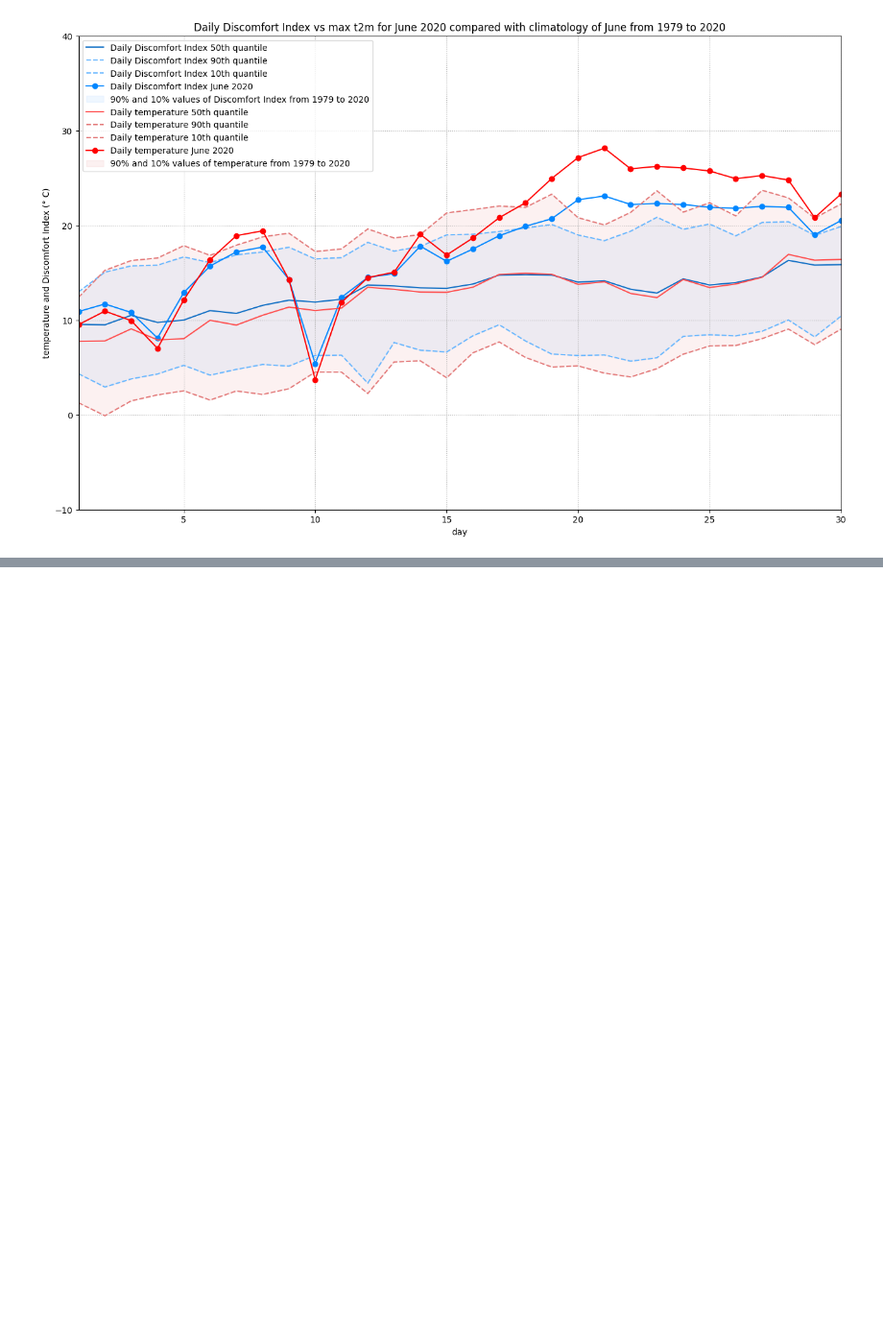
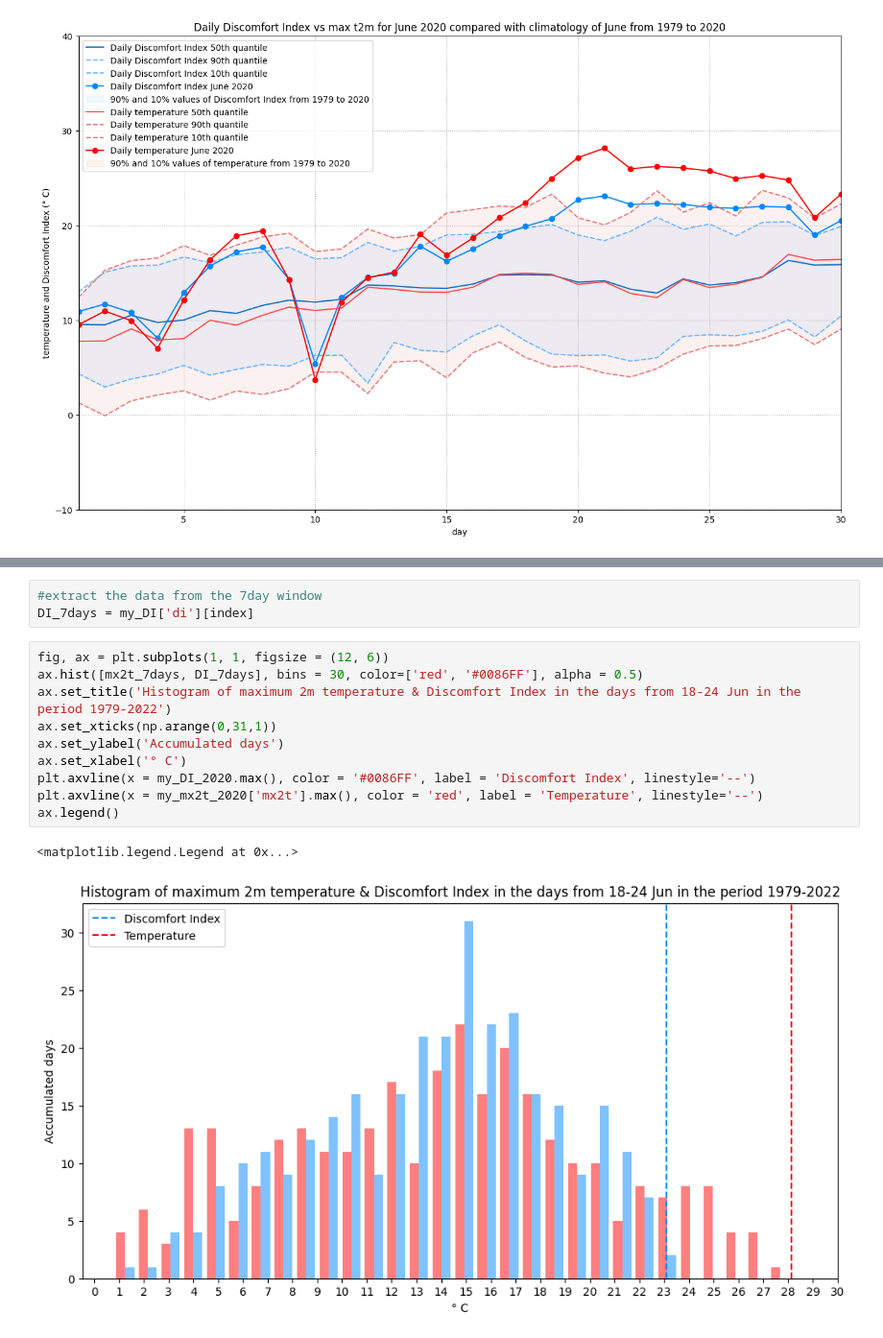
Before and after one commit to xinhe-zhang/heatwave, a Jupyter notebook: HW4_張昕荷_R12228016.ipynb, the cells around one changed output, grey strips where cells are left out. Shown at 96% size. Drawn from its saved outputs; the diff is of its cells as text; blank space fills up the shorter version.

```diff
--- a/HW4_張昕荷_R12228016.ipynb
+++ b/HW4_張昕荷_R12228016.ipynb
@@ -663,0 +688,16 @@ ax.grid(linestyle='dotted')
+# %%
+#extract the data from the 7day window
+DI_7days = my_DI['di'][index]
+# %%
+fig, ax = plt.subplots(1, 1, figsize = (12, 6))
+ax.hist([mx2t_7days, DI_7days], bins = 30, color=['red', '#0086FF'], alpha = 0.5)
+ax.set_title('Histogram of maximum 2m temperature & Discomfort Index in the days from 18-24 Jun in the period 1979-2022')
+ax.set_xticks(np.arange(0,31,1))
+ax.set_ylabel('Accumulated days')
+ax.set_xlabel('° C')
+plt.axvline(x = my_DI_2020.max(), color = '#0086FF', label = 'Discomfort Index', linestyle='--')
+plt.axvline(x = my_mx2t_2020['mx2t'].max(), color = 'red', label = 'Temperature', linestyle='--')
+ax.legend()
+# %% [output]
+<matplotlib.legend.Legend at 0x...>
+[figure, added]
```
Also changed, not shown: parts of 21 cells of this notebook.
